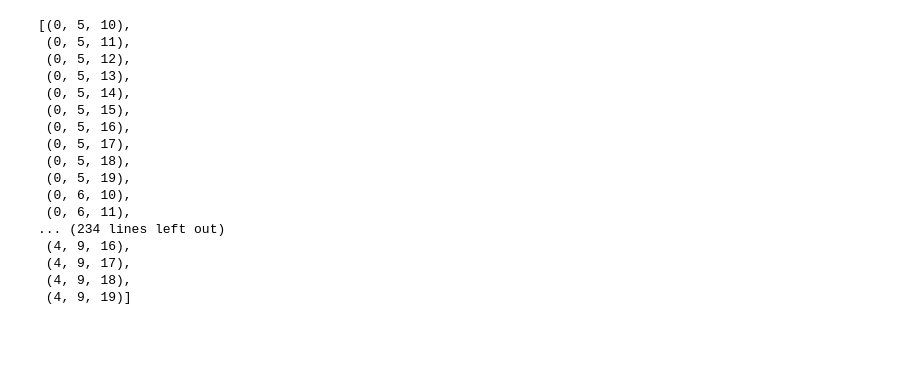
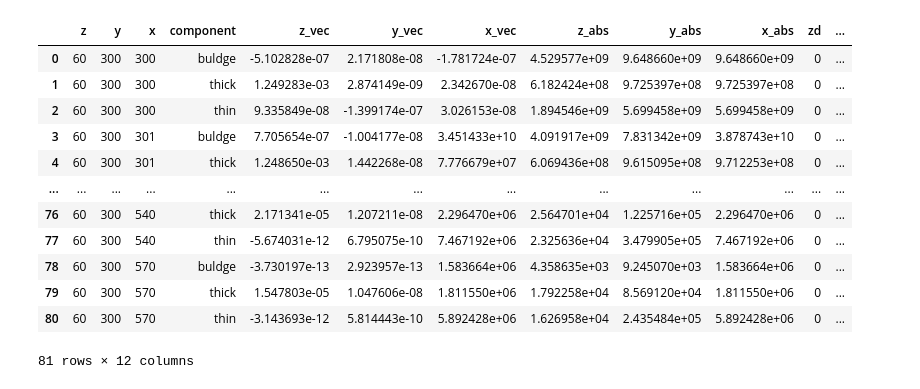
Before and after one commit to timjdavey/galactus, a Jupyter notebook: notebooks/Scratchpad.ipynb, the cells around one changed output. Saved outputs shown, nothing was run; the diff lists cells and outputs as text; code cells hidden in the pictures; blank space fills up the shorter version.

```diff
--- a/notebooks/Scratchpad.ipynb
+++ b/notebooks/Scratchpad.ipynb
@@ -94,20 +48,16 @@ array([  0,   1,   2,   3,   4,   5,   6,   7,   8,   9,  10,  11,  12,
-# %%
-[i for i in itertools.product(range(5), range(5,10), range(10,20))]
-# %% [output]
-[(0, 5, 10),
- (0, 5, 11),
- (0, 5, 12),
- (0, 5, 13),
- (0, 5, 14),
- (0, 5, 15),
- (0, 5, 16),
- (0, 5, 17),
- (0, 5, 18),
- (0, 5, 19),
- (0, 6, 10),
- (0, 6, 11),
-... (234 lines left out)
- (4, 9, 16),
- (4, 9, 17),
- (4, 9, 18),
- (4, 9, 19)]
+# %%
+mm.dataframe
+# %% [output]
+|  | z | y | x | component | z_vec | y_vec | x_vec | z_abs | y_abs | x_abs | zd | ... |
+| 0 | 60 | 300 | 300 | buldge | -5.102828e-07 | 2.171808e-08 | -1.781724e-07 | 4.529577e+09 | 9.648660e+09 | 9.648660e+09 | 0 | ... |
+| 1 | 60 | 300 | 300 | thick | 1.249283e-03 | 2.874149e-09 | 2.342670e-08 | 6.182424e+08 | 9.725397e+08 | 9.725397e+08 | 0 | ... |
+| 2 | 60 | 300 | 300 | thin | 9.335849e-08 | -1.399174e-07 | 3.026153e-08 | 1.894546e+09 | 5.699458e+09 | 5.699458e+09 | 0 | ... |
+| 3 | 60 | 300 | 301 | buldge | 7.705654e-07 | -1.004177e-08 | 3.451433e+10 | 4.091917e+09 | 7.831342e+09 | 3.878743e+10 | 0 | ... |
+| 4 | 60 | 300 | 301 | thick | 1.248650e-03 | 1.442268e-08 | 7.776679e+07 | 6.069436e+08 | 9.615095e+08 | 9.712253e+08 | 0 | ... |
+| ... | ... | ... | ... | ... | ... | ... | ... | ... | ... | ... | ... | ... |
+| 76 | 60 | 300 | 540 | thick | 2.171341e-05 | 1.207211e-08 | 2.296470e+06 | 2.564701e+04 | 1.225716e+05 | 2.296470e+06 | 0 | ... |
+| 77 | 60 | 300 | 540 | thin | -5.674031e-12 | 6.795075e-10 | 7.467192e+06 | 2.325636e+04 | 3.479905e+05 | 7.467192e+06 | 0 | ... |
+| 78 | 60 | 300 | 570 | buldge | -3.730197e-13 | 2.923957e-13 | 1.583664e+06 | 4.358635e+03 | 9.245070e+03 | 1.583664e+06 | 0 | ... |
+| 79 | 60 | 300 | 570 | thick | 1.547803e-05 | 1.047606e-08 | 1.811550e+06 | 1.792258e+04 | 8.569120e+04 | 1.811550e+06 | 0 | ... |
+| 80 | 60 | 300 | 570 | thin | -3.143693e-12 | 5.814443e-10 | 5.892428e+06 | 1.626958e+04 | 2.435484e+05 | 5.892428e+06 | 0 | ... |
+81 rows × 12 columns
```
Also changed, not shown: parts of 30 cells of this notebook, 9 other files.
